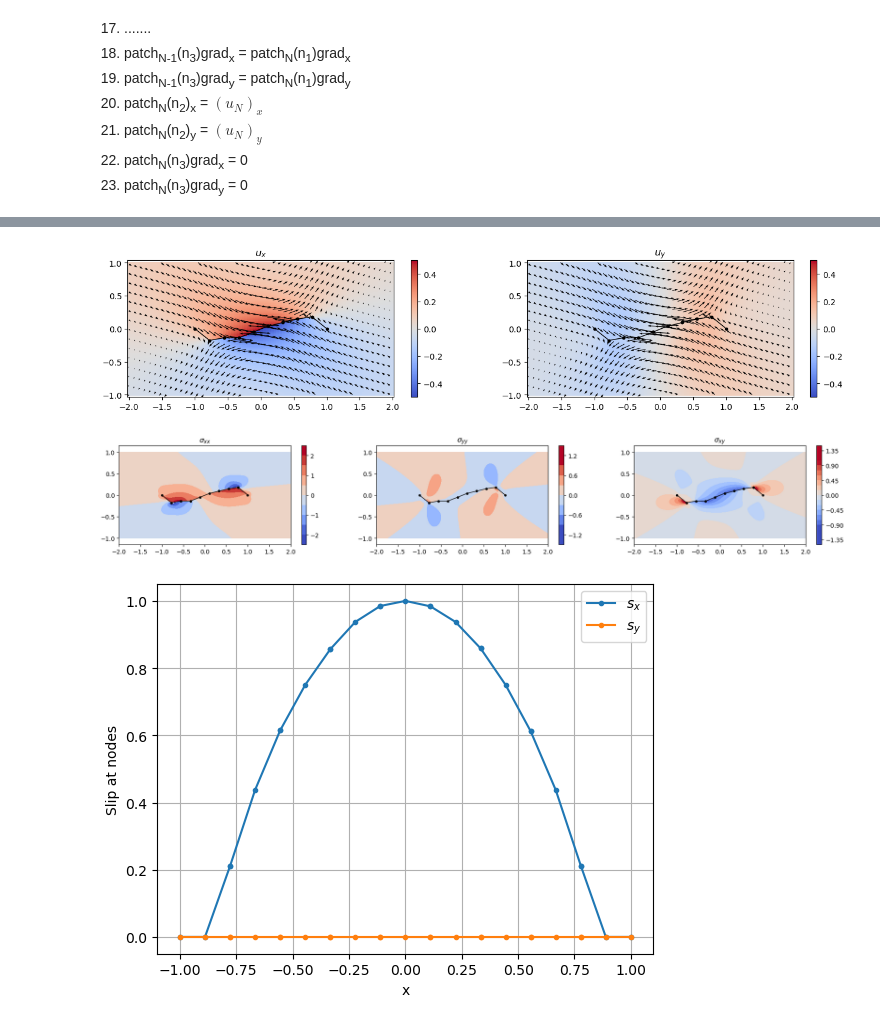
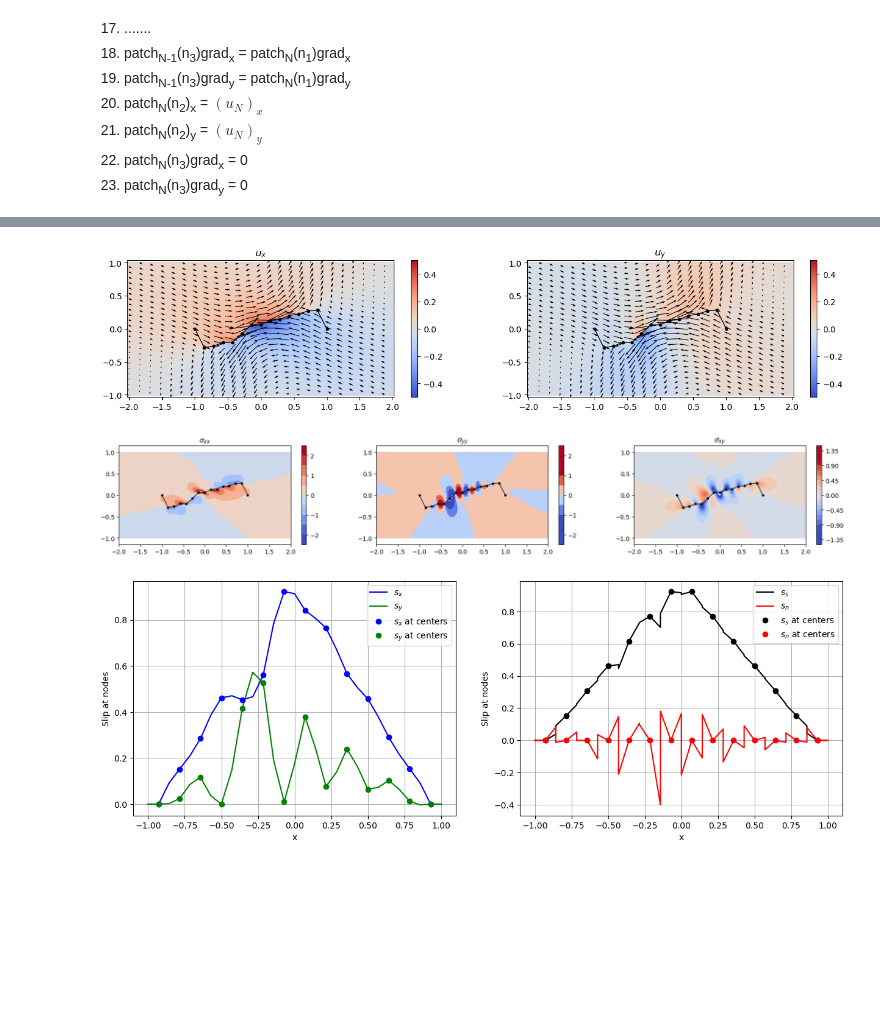
Before and after one commit to mallickrishg/bemcs, a Jupyter notebook: Nonplanarpatches_rotation.ipynb, the cells around one changed output, grey strips where cells are left out. Saved outputs shown, nothing was run; the diff lists cells and outputs as text; code cells hidden in the pictures; blank space fills up the shorter version.

```diff
--- a/Nonplanarpatches_rotation.ipynb
+++ b/Nonplanarpatches_rotation.ipynb
@@ -266,7 +280,7 @@ kernels_n = kernels.get_quadratic_displacement_stress_kernel(x_obs,y_obs,element
 ux = kernels_s[3] @ (quadratic_coefs_s) + kernels_n[3] @ quadratic_coefs_n
 uy = kernels_s[4] @ (quadratic_coefs_s) + kernels_n[4] @ quadratic_coefs_n
 
-nskip_plot = 14 # plotting for vectors
+nskip_plot = 16 # plotting for vectors
 
 # displacements
 plt.figure(figsize=(16,3))
@@ -295,7 +309,7 @@ plt.show()
 plt.figure(figsize=(22, 3))
 plt.subplot(1, 3, 1)
 toplot = kernels_s[0] @ (quadratic_coefs_s) + kernels_n[0] @ quadratic_coefs_n
-plt.contourf(x_obs.reshape(n_obs, n_obs), y_obs.reshape(n_obs, n_obs), toplot.reshape(n_obs, n_obs),levels=np.linspace(-2.5, 2.5, 11),cmap='coolwarm',vmin=-2.,vmax=2.)
+plt.contourf(x_obs.reshape(n_obs, n_obs), y_obs.reshape(n_obs, n_obs), toplot.reshape(n_obs, n_obs),levels=np.linspace(-2.5, 2.5, 11),cmap='coolwarm',vmin=-2.5,vmax=2.5)
 for element in elements:
     plt.plot([element["x1"], element["x2"]],[element["y1"], element["y2"]],".-k",linewidth=1.0)
 plt.colorbar()
@@ -305,7 +319,7 @@ plt.title("$\sigma_{xx}$")
 
 plt.subplot(1, 3, 2)
 toplot = kernels_s[1] @ quadratic_coefs_s + kernels_n[1] @ quadratic_coefs_n
-plt.contourf(x_obs.reshape(n_obs, n_obs), y_obs.reshape(n_obs, n_obs), toplot.reshape(n_obs, n_obs),levels=np.linspace(-1.5, 1.5, 11),cmap='coolwarm',vmin=-1.5,vmax=1.5)
+plt.contourf(x_obs.reshape(n_obs, n_obs), y_obs.reshape(n_obs, n_obs), toplot.reshape(n_obs, n_obs),levels=np.linspace(-2.5, 2.5, 11),cmap='coolwarm',vmin=-2.5,vmax=2.5)
 for element in elements:
     plt.plot([element["x1"], element["x2"]],[element["y1"], element["y2"]],".-k",linewidth=1.0)
 plt.colorbar()
@@ -324,25 +338,52 @@ plt.axis("equal")
 plt.title("$\sigma_{xy}$")
 plt.show()
 # %% [output]
-[figure, old version]
+[figure, new version]
-[figure, old version]
+[figure, new version]
 # %%
 # extract slip at nodes from quadratic coefficients
 slip_nodes = matrix_slip @ quadratic_coefs
 slip_nodes_x = slip_nodes[0::2]
 slip_nodes_y = slip_nodes[1::2]
+slip_vector = np.hstack((slip_nodes_x,slip_nodes_y))
+# rotate from (x,y) to (s,n) for slip vector
+slip_nodes_s = np.zeros((3*len(elements),1))
+slip_nodes_n = np.zeros((3*len(elements),1))
+
+for i in range(len(elements)):
+    dummy = slip_vector[3*i:3*(i+1),:]@elements[i]["rotation_matrix"]
+    slip_nodes_s[3*i:3*(i+1),0] = dummy[:,0]
+    slip_nodes_n[3*i:3*(i+1),0] = dummy[:,1]
+
 xnodes = np.zeros((3*len(elements),1))
 xnodes[0::3,0] = x1
 xnodes[2::3,0] = x2
 xnodes[1::3,0] = 0.5*(x1 + x2)
 
 # plt.stem(slip_nodes,'o')
-plt.plot(xnodes,slip_nodes_x,'.-',label='$s_x$')
-plt.plot(xnodes,slip_nodes_y,'.-',label='$s_y$')
+#
+plt.figure(figsize=(15,5))
+plt.subplot(1,2,1)
+plt.plot(xnodes,slip_nodes_x,'b-',label='$s_x$')
+plt.plot(xnodes,slip_nodes_y,'g-',label='$s_y$')
+plt.plot(xnodes[1:-1:3,0],slip_nodes_x[1:-1:3,0],'bo',label='$s_x$ at centers')
+plt.plot(xnodes[1:-1:3,0],slip_nodes_y[1:-1:3,0],'go',label='$s_y$ at centers')
+plt.xlabel("x")
+plt.ylabel("Slip at nodes")
+plt.legend()
+plt.grid()
+plt.subplot(1,2,2)
+plt.plot(xnodes,slip_nodes_s,'k-',label='$s_s$')
+plt.plot(xnodes,slip_nodes_n,'r-',label='$s_n$')
+plt.plot(xnodes[1:-1:3,0],slip_nodes_s[1:-1:3,0],'ko',label='$s_s$ at centers')
+plt.plot(xnodes[1:-1:3,0],slip_nodes_n[1:-1:3,0],'ro',label='$s_n$ at centers')
 plt.xlabel("x")
 plt.ylabel("Slip at nodes")
 plt.legend()
 plt.grid()
 plt.show()
+
+# plt.plot(slip_nodes_x,'.-',label='$s_x$')
+# plt.plot(slip_nodes_y,'.-',label='$s_y$')
 # %% [output]
-[figure, old version]
+[figure, new version]
```
Also changed, not shown: parts of 2 cells of this notebook.
